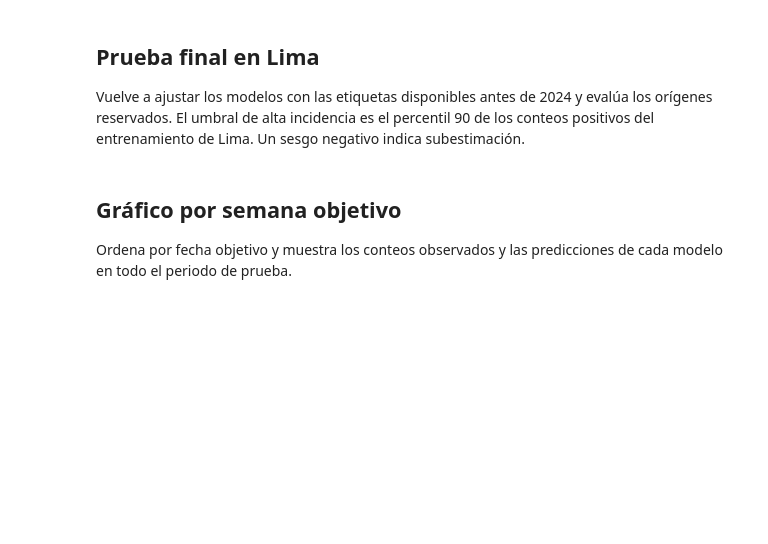
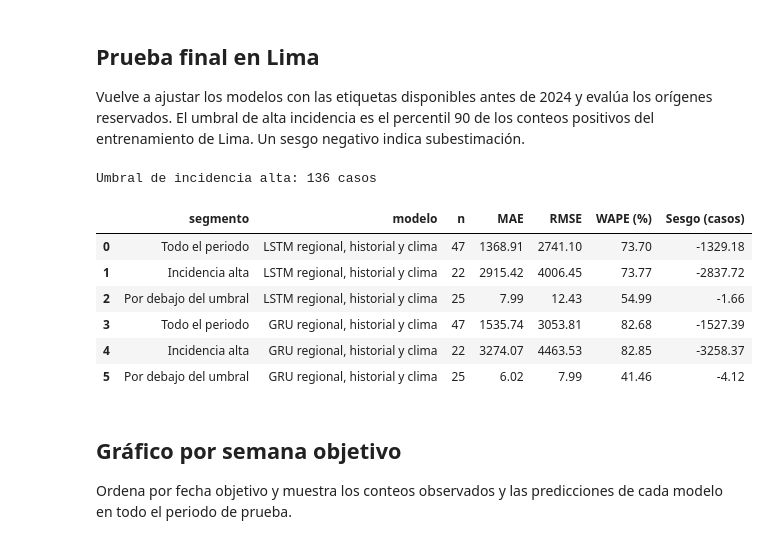
Before and after one commit to AlonsoGA/Proyecto-IA-Aplicada-Grupo-1, a Jupyter notebook: notebooks/02_modelos.ipynb, the cells around one changed output. Drawn from its saved outputs; the diff is of its cells as text; code cells hidden in the pictures; blank space fills up the shorter version.

```diff
--- a/notebooks/02_modelos.ipynb
+++ b/notebooks/02_modelos.ipynb
@@ -75,29 +47,8 @@ Cada bloque valida en Lima y usa únicamente etiquetas con fecha anterior al ini
 Selecciona las etiquetas disponibles antes de cada corte y evalúa solo Lima. Ajusta el escalador en entrenamiento.
 # %%
 def particion(desde, hasta=None):
-    train = meta.fecha_objetivo.lt(desde)
-    evalua = meta.departamento.eq(LIMA) & meta.origen.ge(desde)
-    if hasta is not None:
-        evalua &= meta.fecha_objetivo.lt(hasta)
-    if not train.any() or not evalua.any():
-        raise ValueError(f"Partición vacía desde {desde:%Y-%m-%d}")
-    assert meta.loc[train, "fecha_objetivo"].max() < meta.loc[evalua, "origen"].min()
-    return train.to_numpy(), evalua.to_numpy()
-
-
-def escalar(train, evalua, n_variables):
-    x_train = X[train, :, :n_variables]
-    x_eval = X[evalua, :, :n_variables]
-    scaler = StandardScaler().fit(x_train.reshape(-1, n_variables))
-
-    def transformar(x):
-        return scaler.transform(x.reshape(-1, n_variables)).reshape(x.shape)
-
-    return transformar(x_train), transformar(x_eval)
-
-
-def en_casos(log_casos):
-    return np.maximum(np.expm1(log_casos), 0)
+    """Mascaras (entrenamiento, evaluacion en Lima); ver m.particion."""
+    return m.particion(meta, desde, hasta)
 # %% [markdown]
 ## Variantes y entrenamiento de LSTM y GRU
 
@@ -209,30 +133,42 @@ Vuelve a ajustar los modelos con las etiquetas disponibles antes de 2024 y eval
 # %%
 train, test = particion(PRUEBA_DESDE)
 prueba = meta.loc[test, ["departamento", "origen", "fecha_objetivo"]].copy()
 prueba["Real"] = en_casos(y[test])
 predicciones = {}
 for nombre, epocas in selecciones.items():
     predicciones[nombre], _ = ajustar_recurrente(train, test, configuraciones[nombre], epocas)
 
 # Umbral descriptivo fijado con los conteos positivos de entrenamiento de Lima.
 positivos = en_casos(y[train & meta.departamento.eq(LIMA).to_numpy()])
 positivos = positivos[positivos > 0]
 umbral = np.quantile(positivos, 0.90) if len(positivos) else np.inf
 alta = prueba.Real.ge(umbral).to_numpy()
 segmentos = {
     "Todo el periodo": np.ones(len(prueba), dtype=bool),
     "Incidencia alta": alta,
     "Por debajo del umbral": ~alta,
 }
 filas_prueba = []
 for nombre, pred in predicciones.items():
     prueba[nombre] = pred
     for segmento, mascara in segmentos.items():
         if mascara.any():
             filas_prueba.append({"segmento": segmento, "modelo": nombre,
                                  **metricas(prueba.Real.to_numpy()[mascara], pred[mascara])})
 print(f"Umbral de incidencia alta: {umbral:.0f} casos")
 display(pd.DataFrame(filas_prueba).round(2))
+
+# Predicciones de la prueba final (origenes de 2024 en Lima), usadas por 03_xgboost.ipynb.
+prueba.to_csv("../results/predicciones_lstm_gru.csv", index=False)
+# %% [output]
+Umbral de incidencia alta: 136 casos
+|  | segmento | modelo | n | MAE | RMSE | WAPE (%) | Sesgo (casos) |
+| 0 | Todo el periodo | LSTM regional, historial y clima | 47 | 1368.91 | 2741.10 | 73.70 | -1329.18 |
+| 1 | Incidencia alta | LSTM regional, historial y clima | 22 | 2915.42 | 4006.45 | 73.77 | -2837.72 |
+| 2 | Por debajo del umbral | LSTM regional, historial y clima | 25 | 7.99 | 12.43 | 54.99 | -1.66 |
+| 3 | Todo el periodo | GRU regional, historial y clima | 47 | 1535.74 | 3053.81 | 82.68 | -1527.39 |
+| 4 | Incidencia alta | GRU regional, historial y clima | 22 | 3274.07 | 4463.53 | 82.85 | -3258.37 |
+| 5 | Por debajo del umbral | GRU regional, historial y clima | 25 | 6.02 | 7.99 | 41.46 | -4.12 |
 # %% [markdown]
 ## Gráfico por semana objetivo
 
```
Also changed, not shown: parts of 6 cells of this notebook, 1 other file.
